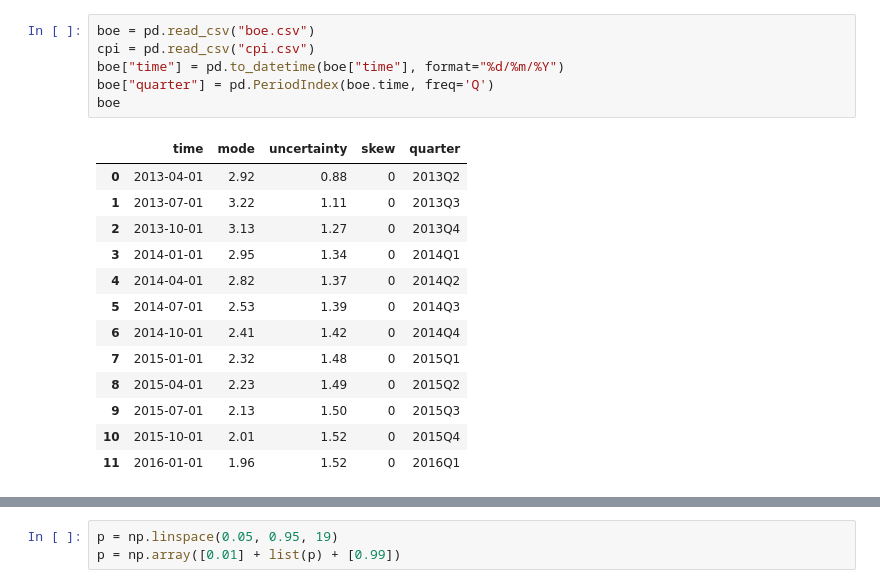
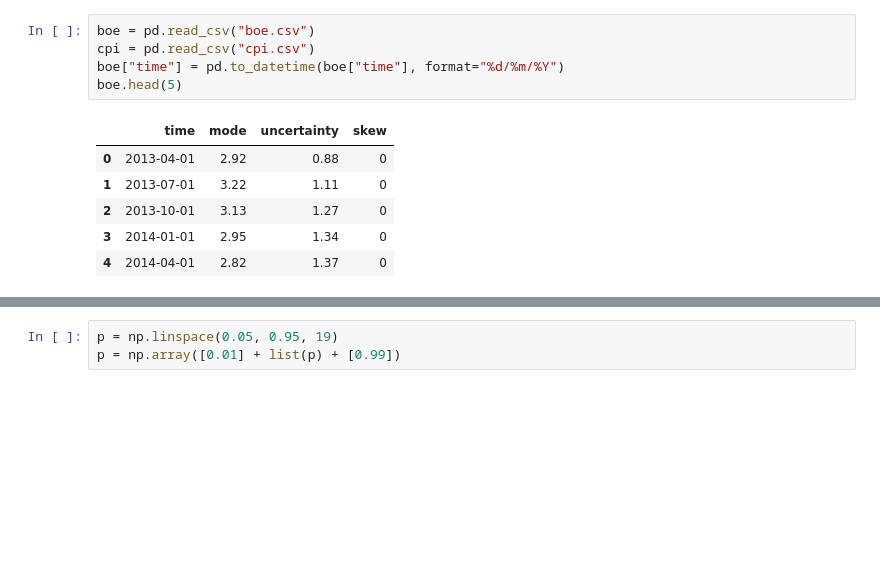
Before and after one commit to Vuong-Chu/Projects, a Jupyter notebook: Python/Econometrics/Fan_chart.ipynb, the cells around one changed output, grey strips where cells are left out. Saved outputs shown, nothing was run; the diff lists cells and outputs as text; blank space fills up the shorter version.

```diff
--- a/Python/Econometrics/Fan_chart.ipynb
+++ b/Python/Econometrics/Fan_chart.ipynb
@@ -87,22 +105,14 @@ plt.show()
 # %%
 boe = pd.read_csv("boe.csv")
 cpi = pd.read_csv("cpi.csv")
 boe["time"] = pd.to_datetime(boe["time"], format="%d/%m/%Y")
-boe["quarter"] = pd.PeriodIndex(boe.time, freq='Q')
-boe
+boe.head(5)
 # %% [output]
-|  | time | mode | uncertainty | skew | quarter |
-| 0 | 2013-04-01 | 2.92 | 0.88 | 0 | 2013Q2 |
-| 1 | 2013-07-01 | 3.22 | 1.11 | 0 | 2013Q3 |
-| 2 | 2013-10-01 | 3.13 | 1.27 | 0 | 2013Q4 |
-| 3 | 2014-01-01 | 2.95 | 1.34 | 0 | 2014Q1 |
-| 4 | 2014-04-01 | 2.82 | 1.37 | 0 | 2014Q2 |
-| 5 | 2014-07-01 | 2.53 | 1.39 | 0 | 2014Q3 |
-| 6 | 2014-10-01 | 2.41 | 1.42 | 0 | 2014Q4 |
-| 7 | 2015-01-01 | 2.32 | 1.48 | 0 | 2015Q1 |
-| 8 | 2015-04-01 | 2.23 | 1.49 | 0 | 2015Q2 |
-| 9 | 2015-07-01 | 2.13 | 1.50 | 0 | 2015Q3 |
-| 10 | 2015-10-01 | 2.01 | 1.52 | 0 | 2015Q4 |
-| 11 | 2016-01-01 | 1.96 | 1.52 | 0 | 2016Q1 |
+|  | time | mode | uncertainty | skew |
+| 0 | 2013-04-01 | 2.92 | 0.88 | 0 |
+| 1 | 2013-07-01 | 3.22 | 1.11 | 0 |
+| 2 | 2013-10-01 | 3.13 | 1.27 | 0 |
+| 3 | 2014-01-01 | 2.95 | 1.34 | 0 |
+| 4 | 2014-04-01 | 2.82 | 1.37 | 0 |
 # %%
 cpi["time"] = pd.to_datetime(cpi["time"], format="%d/%m/%Y")
```
Also changed, not shown: parts of 8 cells of this notebook.
